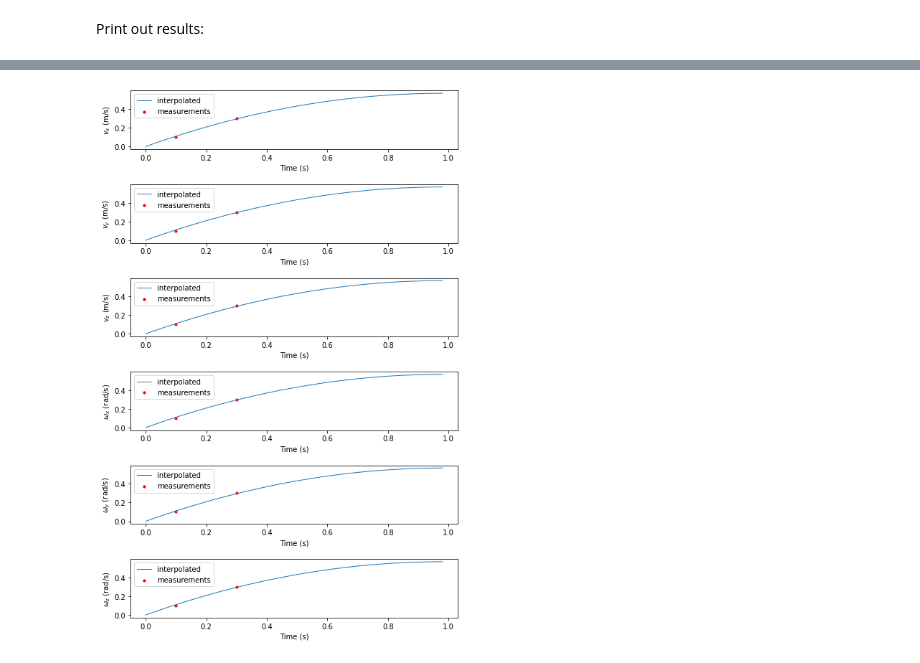
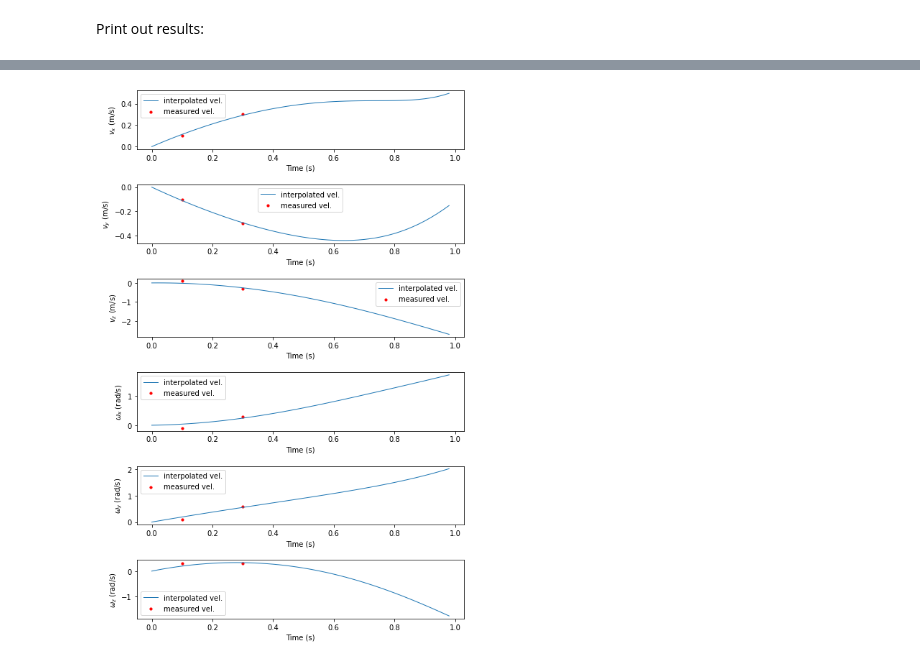
Before and after one commit to utiasASRL/pysteam, a Jupyter notebook: tutorials/TrajectoryOptimizationExample2.ipynb, the cells around one changed output, grey strips where cells are left out. Drawn from its saved outputs; the diff is of its cells as text; code cells hidden in the pictures.

Commit message:
traj opt tutorial change velocity measurements of each dof to different values

```diff
--- a/tutorials/TrajectoryOptimizationExample2.ipynb
+++ b/tutorials/TrajectoryOptimizationExample2.ipynb
@@ -37,10 +37,8 @@ for t, T_vi, w_iv_inv in state_vars:
 
 # fake velocity measurements at interpolated times
 w_iv_inv_meas = []
-w_iv_inv_meas.append((0.1 * DT, np.array([[0.1, 0.1, 0.1, 0.1, 0.1, 0.1]]).T))
-w_iv_inv_meas.append((0.3 * DT, np.array([[0.3, 0.3, 0.3, 0.3, 0.3, 0.3]]).T))
-# w_iv_inv_meas.append((0.7 * DT, np.array([[-0.3, -0.3, -0.3, -0.3, -0.3, -0.3]]).T))
-# w_iv_inv_meas.append((0.9 * DT, np.array([[-0.1, -0.1, -0.1, -0.1, -0.1, -0.1]]).T))
+w_iv_inv_meas.append((0.1 * DT, np.array([[0.1, -0.1, 0.1, -0.1, 0.1, 0.3]]).T))
+w_iv_inv_meas.append((0.3 * DT, np.array([[0.3, -0.3, -0.3, 0.3, 0.6, 0.3]]).T))
 
 # velocity measurements -> cost terms
 noise_model = StaticNoiseModel(np.eye(6) * 0.001)
@@ -100,29 +105,29 @@ Interp. Vel (t=t0+0.5*DT):
 # %%
 # measurement values
 meas_times = [x[0] for x in w_iv_inv_meas]
 meas_vels = np.array([x[1].flatten() for x in w_iv_inv_meas])
 
 # plot values
 plot_times = lambda: np.arange(0.0, 1.0, 0.02)
 plot_intp_vels = np.array(
     [traj.get_velocity_interpolator(Time(secs=t * DT)).evaluate().squeeze() for t in plot_times()])
 
 fig = plt.figure()
 
 plot_number = 611
 fig.set_size_inches(8, 12)
 fig.subplots_adjust(left=0.16, right=0.95, bottom=0.1, top=0.95, wspace=0.7, hspace=0.6)
 
 ylabels = [
     '$v_x$ (m/s)', '$v_y$ (m/s)', '$v_z$ (m/s)', '$\omega_x$ (rad/s)', '$\omega_y$ (rad/s)', '$\omega_z$ (rad/s)'
 ]
 for i in range(6):
   ax = fig.add_subplot(plot_number + i)
-  ax.plot(plot_times(), plot_intp_vels[:, i].squeeze(), '-', linewidth=1.0, label='interpolated')
+  ax.plot(plot_times(), plot_intp_vels[:, i].squeeze(), '-', linewidth=1.0, label='interpolated vel.')
   if len(meas_times):
-    ax.scatter(meas_times, meas_vels[:, i].squeeze(), s=10, c='r', label='measurements')
+    ax.scatter(meas_times, meas_vels[:, i].squeeze(), s=10, c='r', label='measured vel.')
   ax.set_xlabel('Time (s)')
   ax.set_ylabel(ylabels[i])
   ax.legend()
 # %% [output]
-[figure, old version]
+[figure, new version]
```
Also changed, not shown: parts of 2 cells of this notebook.
